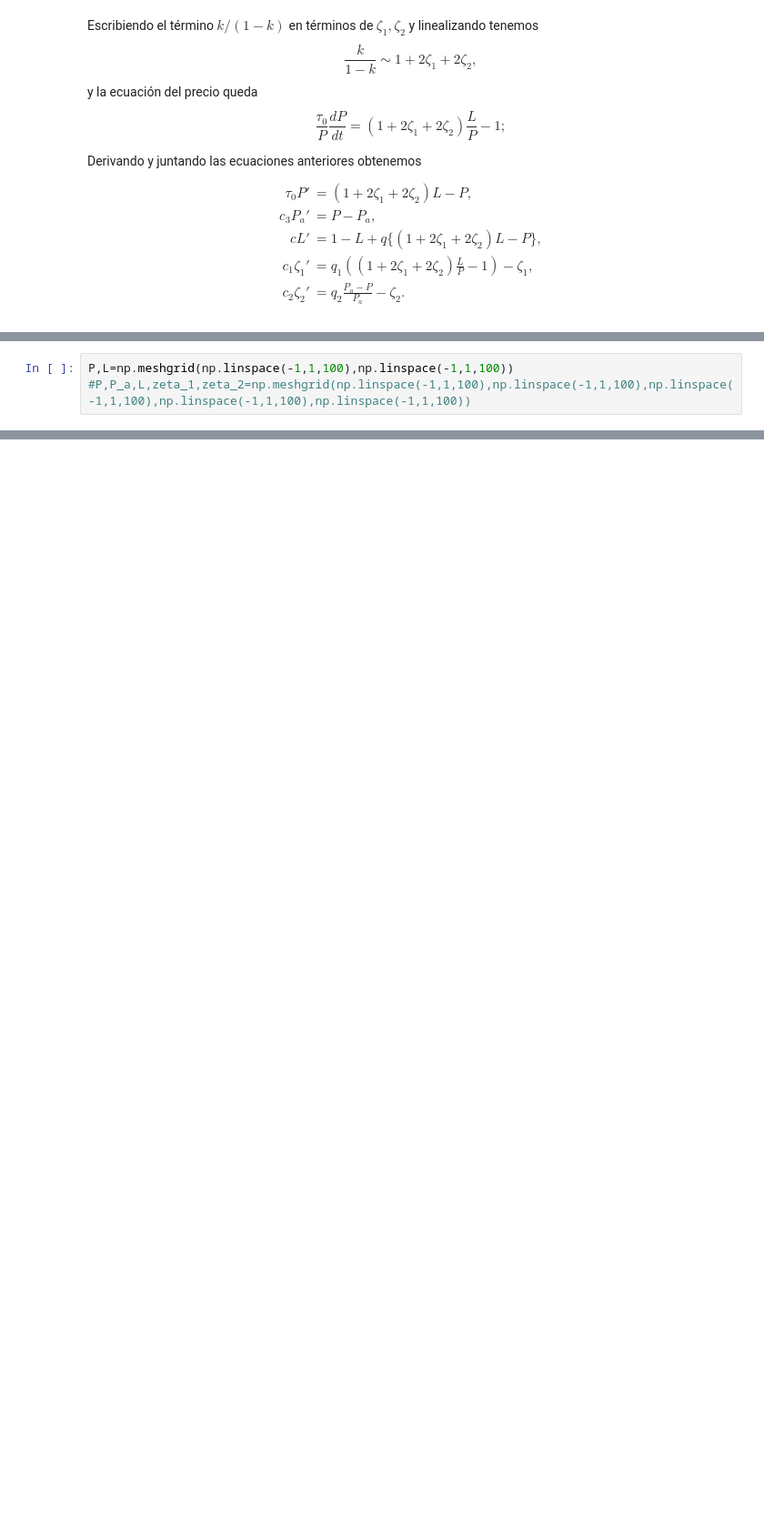
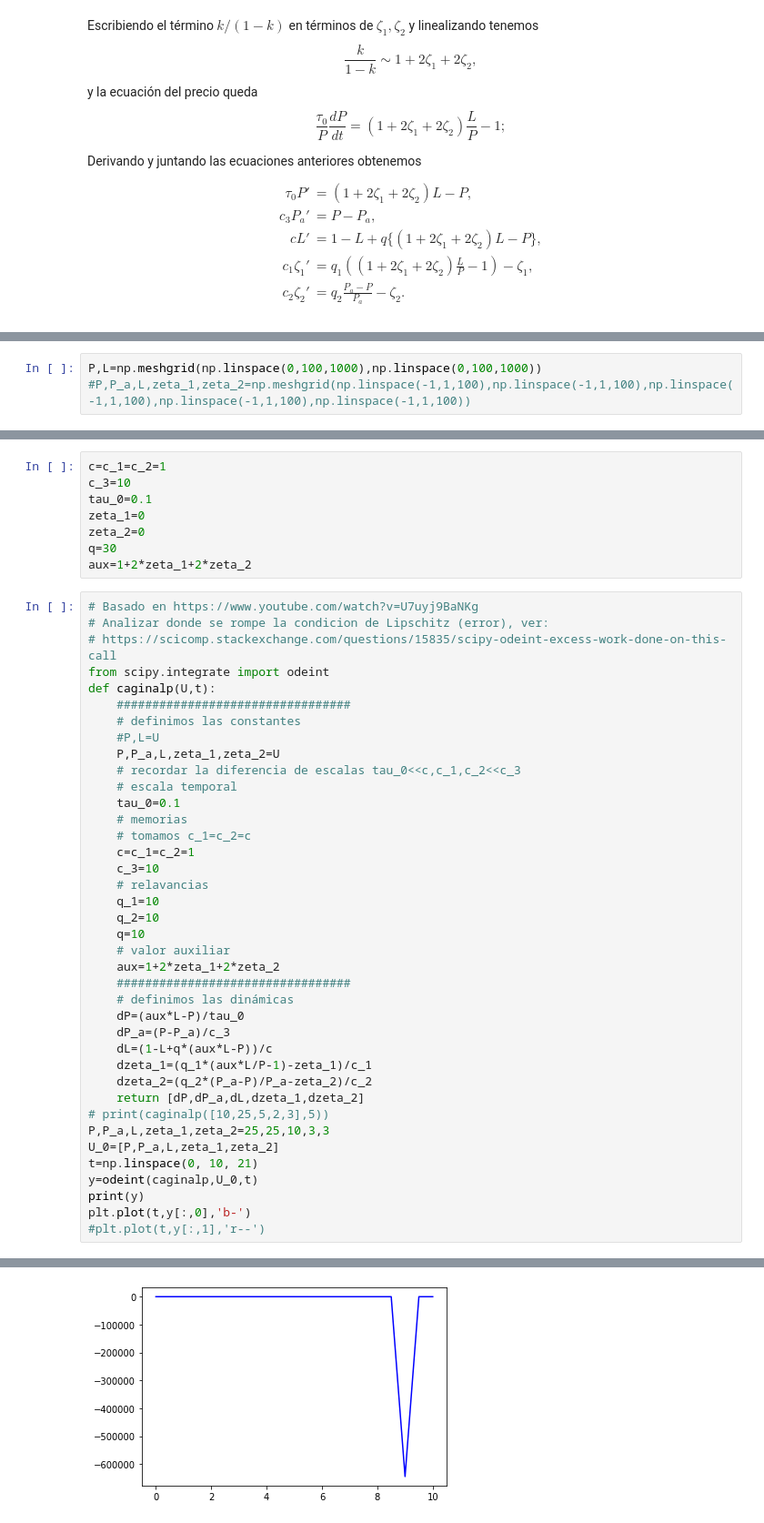
Before and after one commit to aguumg/Price-Dynamics, a Jupyter notebook: Price Action.ipynb, the cells around one changed output, grey strips where cells are left out. Shown at 91% size. Drawn from its saved outputs; the diff is of its cells as text; blank space fills up the shorter version.

```diff
--- a/Price Action.ipynb
+++ b/Price Action.ipynb
@@ -282,4 +289,4 @@ q=15
 # %%
-P,L=np.meshgrid(np.linspace(-1,1,100),np.linspace(-1,1,100))
+P,L=np.meshgrid(np.linspace(0,100,1000),np.linspace(0,100,1000))
 #P,P_a,L,zeta_1,zeta_2=np.meshgrid(np.linspace(-1,1,100),np.linspace(-1,1,100),np.linspace(-1,1,100),np.linspace(-1,1,100),np.linspace(-1,1,100))
 # %%
@@ -345,0 +354,48 @@ plt.show()
+# %%
+c=c_1=c_2=1
+c_3=10
+tau_0=0.1
+zeta_1=0
+zeta_2=0
+q=30
+aux=1+2*zeta_1+2*zeta_2
+# %%
+# Basado en https://www.youtube.com/watch?v=U7uyj9BaNKg
+# Analizar donde se rompe la condicion de Lipschitz (error), ver:
+# https://scicomp.stackexchange.com/questions/15835/scipy-odeint-excess-work-done-on-this-call
+from scipy.integrate import odeint
+def caginalp(U,t):
+    #################################
+    # definimos las constantes
+    #P,L=U
+    P,P_a,L,zeta_1,zeta_2=U
+    # recordar la diferencia de escalas tau_0<<c,c_1,c_2<<c_3
+    # escala temporal
+    tau_0=0.1
+    # memorias
+    # tomamos c_1=c_2=c
+    c=c_1=c_2=1
+    c_3=10
+    # relavancias
+    q_1=10
+    q_2=10
+    q=10
+    # valor auxiliar
+    aux=1+2*zeta_1+2*zeta_2
+    #################################
+    # definimos las dinámicas
+    dP=(aux*L-P)/tau_0
+    dP_a=(P-P_a)/c_3
+    dL=(1-L+q*(aux*L-P))/c
+    dzeta_1=(q_1*(aux*L/P-1)-zeta_1)/c_1
+    dzeta_2=(q_2*(P_a-P)/P_a-zeta_2)/c_2
+    return [dP,dP_a,dL,dzeta_1,dzeta_2]
+# print(caginalp([10,25,5,2,3],5))
+P,P_a,L,zeta_1,zeta_2=25,25,10,3,3
+U_0=[P,P_a,L,zeta_1,zeta_2]
+t=np.linspace(0, 10, 21)
+y=odeint(caginalp,U_0,t)
+print(y)
+plt.plot(t,y[:,0],'b-')
+#plt.plot(t,y[:,1],'r--')
+# %% [output]
@@ -345,0 +420 @@ plt.show()
+[figure, added]
```
Also changed, not shown: parts of 16 cells of this notebook.
